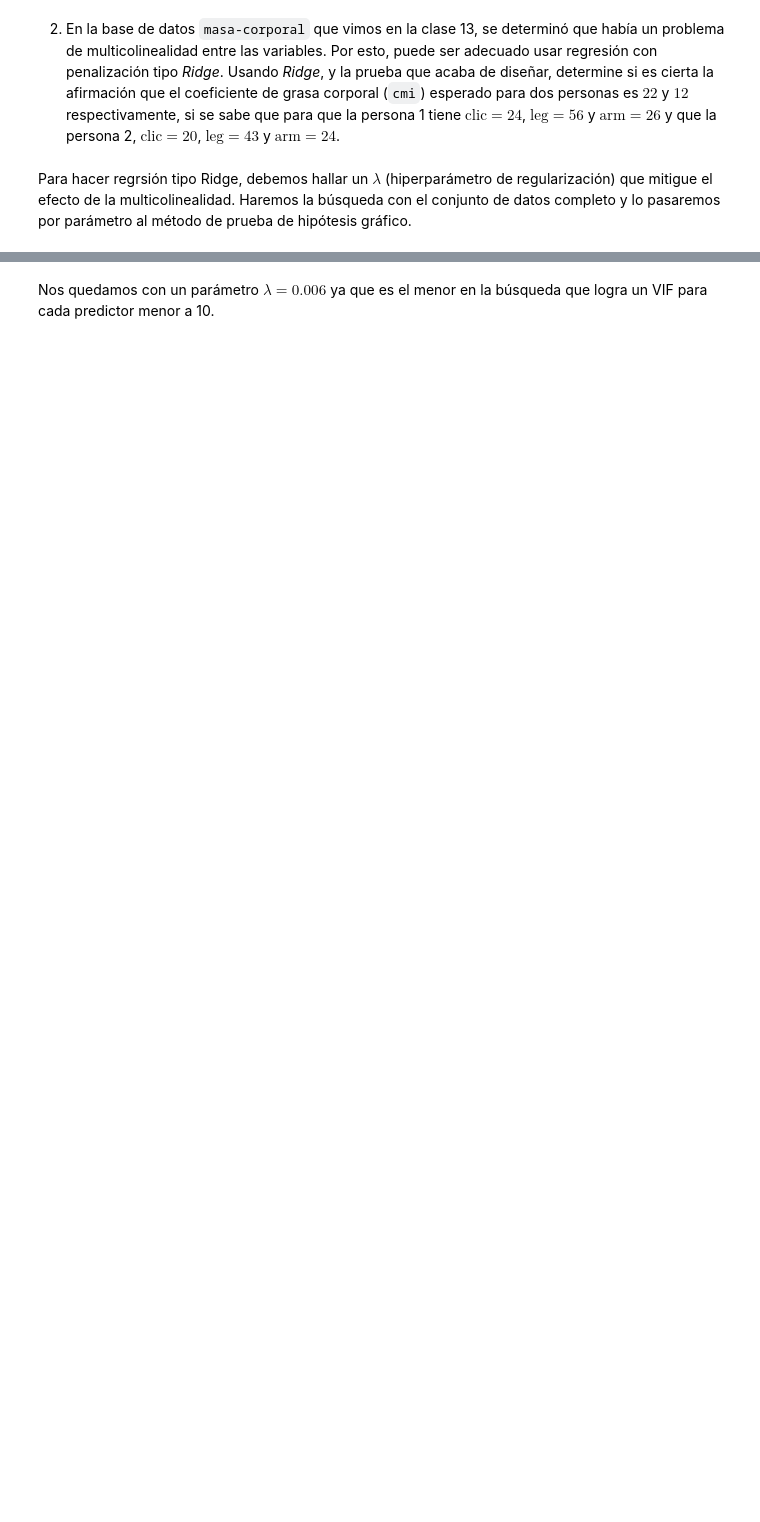
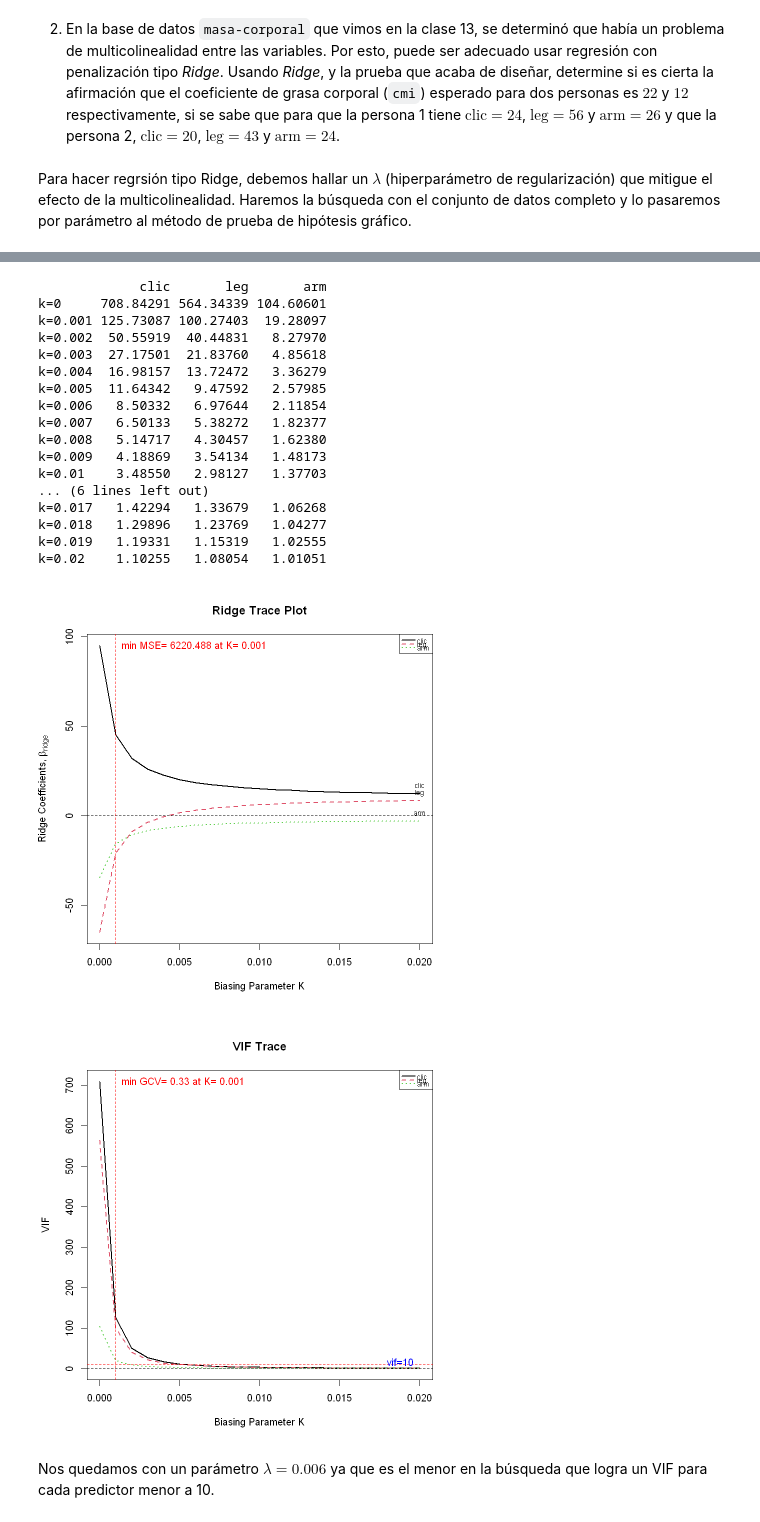
Before and after one commit to MantiMantilla/MEL-2022-2, a Jupyter notebook: Tareas/Tarea 3/Tarea 3.ipynb, the cells around one changed output, grey strips where cells are left out. Cells and saved outputs as stored; diff of their text form; code cells hidden in the pictures; blank space fills up the shorter version.

```diff
--- a/Tareas/Tarea 3/Tarea 3.ipynb
+++ b/Tareas/Tarea 3/Tarea 3.ipynb
@@ -128,11 +152,31 @@ head(masa_corporal)
 # %%
 modelo <- lmridge(cmi ~ .,
-                  masa_corporal,
+                  data = masa_corporal,
                   K = seq(0, 0.02, 0.001),
                   scaling = "sc")
 print(vif(modelo))
 plot(modelo)
 plot(modelo, type = "vif")
+# %% [output]
+             clic       leg       arm
+k=0     708.84291 564.34339 104.60601
+k=0.001 125.73087 100.27403  19.28097
+k=0.002  50.55919  40.44831   8.27970
+k=0.003  27.17501  21.83760   4.85618
+k=0.004  16.98157  13.72472   3.36279
+k=0.005  11.64342   9.47592   2.57985
+k=0.006   8.50332   6.97644   2.11854
+k=0.007   6.50133   5.38272   1.82377
+k=0.008   5.14717   4.30457   1.62380
+k=0.009   4.18869   3.54134   1.48173
+k=0.01    3.48550   2.98127   1.37703
+... (6 lines left out)
+k=0.017   1.42294   1.33679   1.06268
+k=0.018   1.29896   1.23769   1.04277
+k=0.019   1.19331   1.15319   1.02555
+k=0.02    1.10255   1.08054   1.01051
+[figure, added]
+[figure, added]
 # %% [markdown]
 Nos quedamos con un parámetro $\lambda = 0.006$ ya que es el menor en la búsqueda que logra un VIF para cada predictor menor a 10.
 # %%
```
Also changed, not shown: parts of 38 cells of this notebook.
